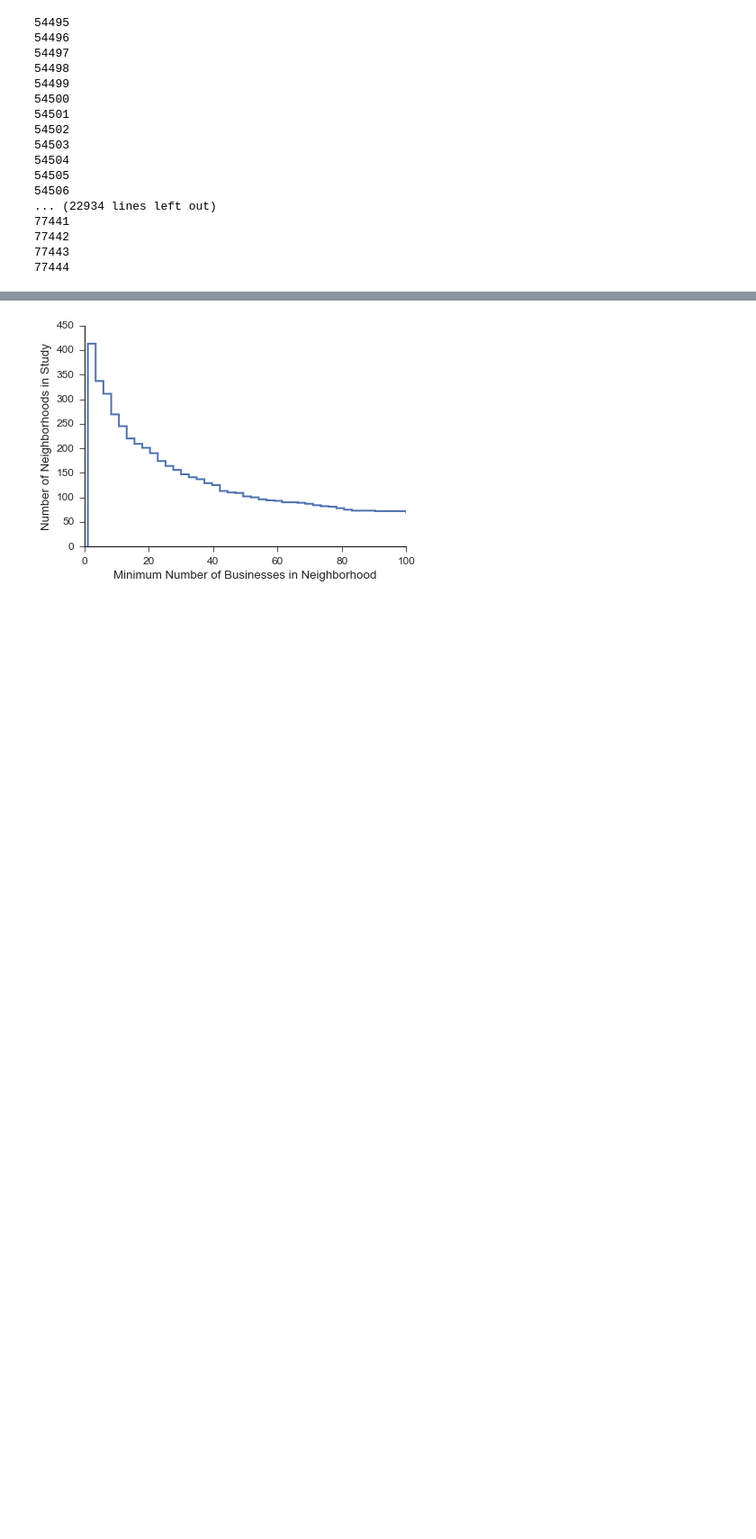
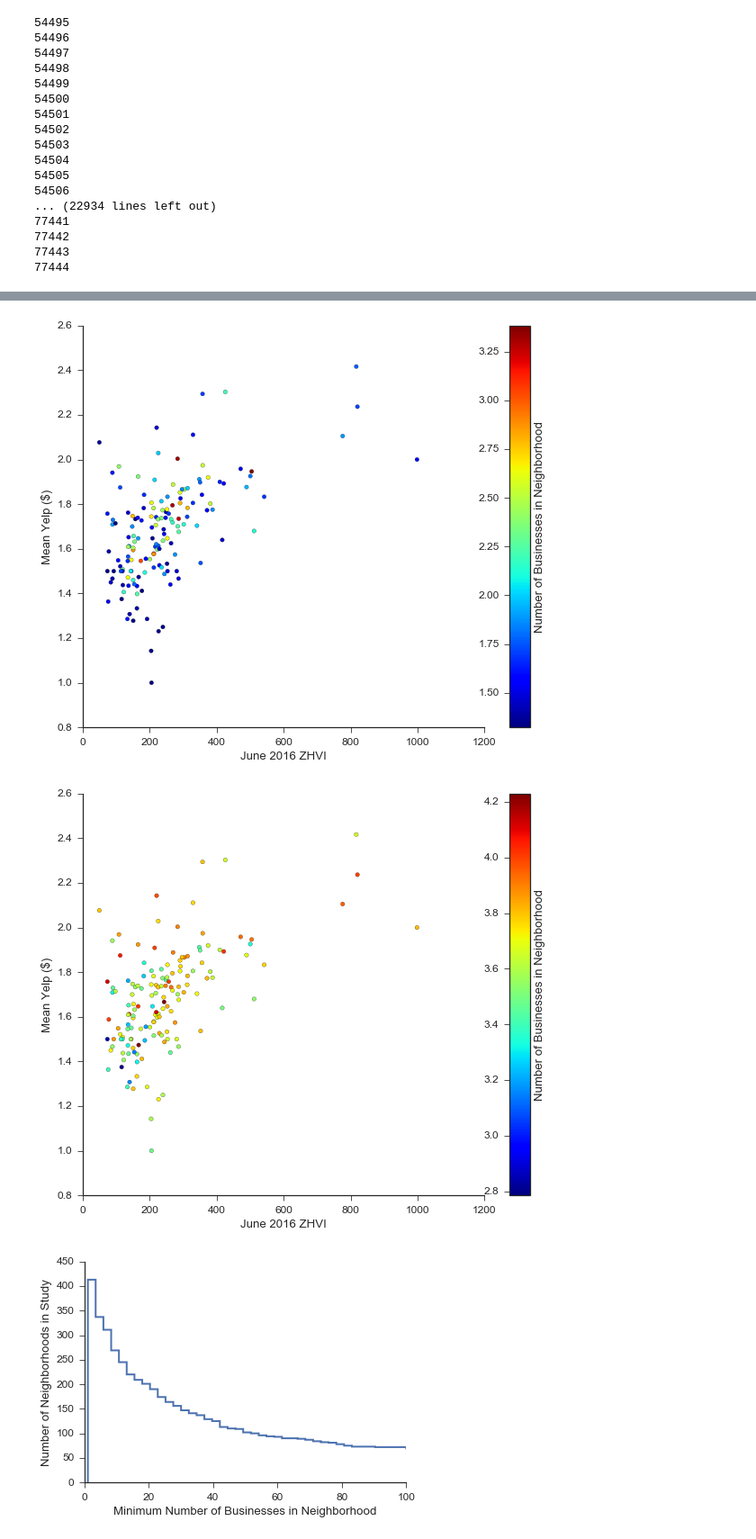
Before and after one commit to zihaoxu/jac_project, a Jupyter notebook: hood_shapes.ipynb, the cells around one changed output, grey strips where cells are left out. Shown at 90% size. Drawn from its saved outputs; the diff is of its cells as text; code cells hidden in the pictures; blank space fills up the shorter version.

```diff
--- a/hood_shapes.ipynb
+++ b/hood_shapes.ipynb
@@ -354,3 +407,20 @@ for j in range(54495,len(b)): #for every yelp business
+# %%
+plt.figure()
+plt.scatter(st_f['latest_zhvi']/1000.0, st_f['mean_price'], c = np.log10(st_f['n']), cmap = 'jet')
+plt.xlabel('June 2016 ZHVI')
+plt.ylabel('Mean Yelp ($)')
+plt.colorbar(label = 'Number of Businesses in Neighborhood')
+sns.despine()
+
+plt.figure()
+plt.scatter(st_f['latest_zhvi']/1000.0, st_f['mean_price'], c = st_f['mean_stars'], cmap = 'jet')
+plt.xlabel('June 2016 ZHVI')
+plt.ylabel('Mean Yelp ($)')
+plt.colorbar(label = 'Number of Businesses in Neighborhood')
+sns.despine()
+# %% [output]
+[figure, added]
+[figure, added]
 # %%
 plt.hist(np.unique(zillow_hood.values(), return_counts = True)[1],\
          bins = 1000, cumulative = -1, lw = 2, histtype = 'step')
```
Also changed, not shown: parts of 11 cells of this notebook, 4 other files.
